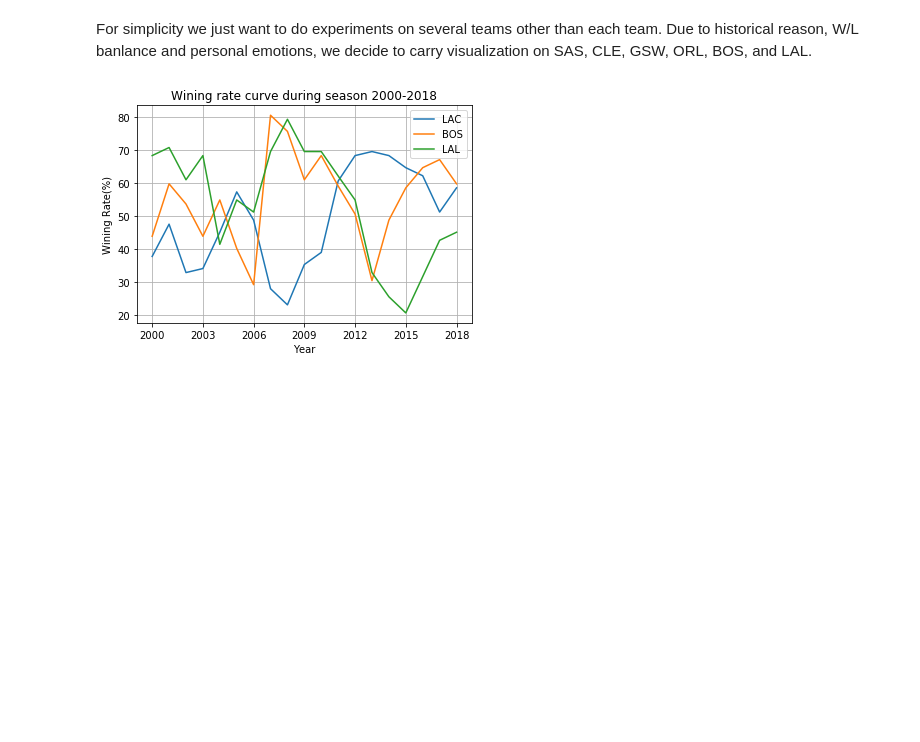
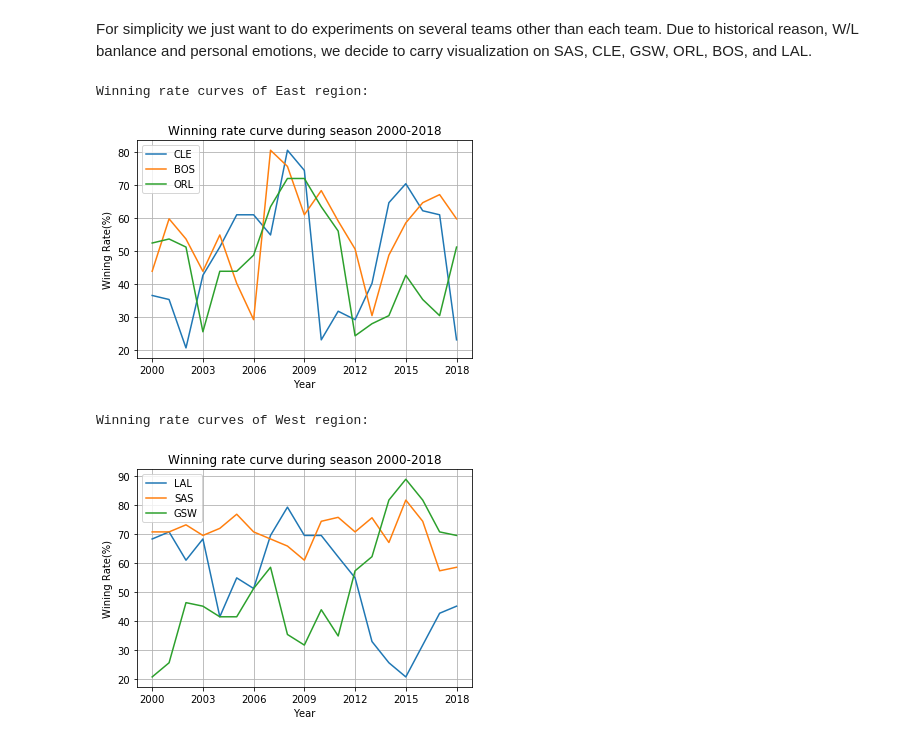
Before and after one commit to keyitotallyojbk/NBA_statistics_pred, a Jupyter notebook: visulization.ipynb, the cells around one changed output. Cells and saved outputs as stored; diff of their text form; code cells hidden in the pictures; blank space fills up the shorter version.

```diff
--- a/visulization.ipynb
+++ b/visulization.ipynb
@@ -148,8 +176,16 @@ class Stats(object):
 
 stats = Stats(data)
-# %%
-lal_w, lal_t, lal_r = stats.winning_rate('LAC')
-#stats.plot_single('LAC')
-stats.plot_multiple(['LAC', 'BOS', 'LAL'])
-# %% [output]
-[figure, removed]
+# %%
+teams = ['LAL', 'CLE', 'SAS', 'GSW', 'ORL', 'BOS']
+for team in teams:
+    lal_w, lal_t, lal_r = stats.winning_rate(team)
+
+print("Winning rate curves of East region:")
+stats.plot_multiple(['CLE', 'BOS', 'ORL'])
+print("Winning rate curves of West region:")
+stats.plot_multiple(['LAL', 'SAS', 'GSW'])
+# %% [output]
+Winning rate curves of East region:
+[figure, added]
+Winning rate curves of West region:
+[figure, added]
```
Also changed, not shown: parts of 8 cells of this notebook, 4 other files.
